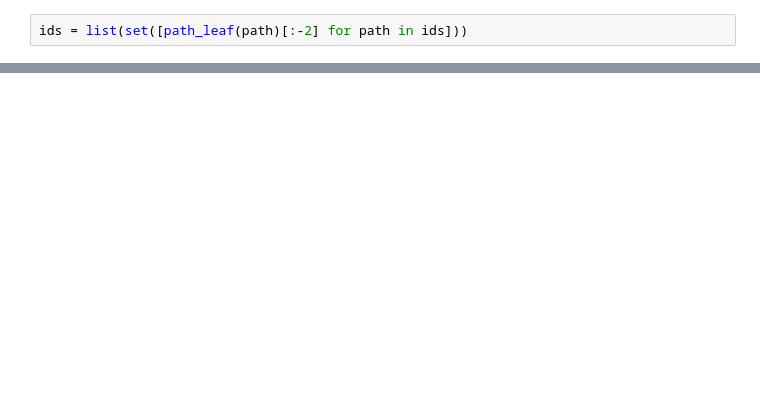
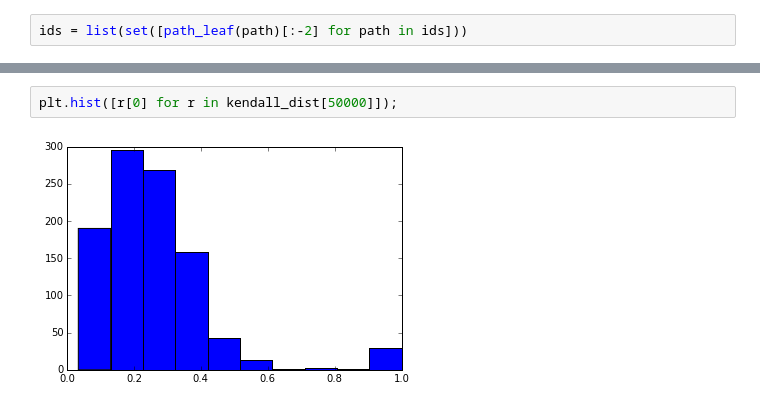
Before and after one commit to eliavb/all_distance_sketch, a Jupyter notebook: reverse_rank_vs_distance.ipynb, the cells around one changed output, grey strips where cells are left out. Saved outputs shown, nothing was run; the diff lists cells and outputs as text; blank space fills up the shorter version.

```diff
--- a/reverse_rank_vs_distance.ipynb
+++ b/reverse_rank_vs_distance.ipynb
@@ -91,0 +117,4 @@ dist_ = [r[1] for r in kendall_dist[100]]
+# %%
+plt.hist([r[0] for r in kendall_dist[50000]]);
+# %% [output]
+[figure, added]
```
Also changed, not shown: parts of 26 cells of this notebook, 3 other files.
